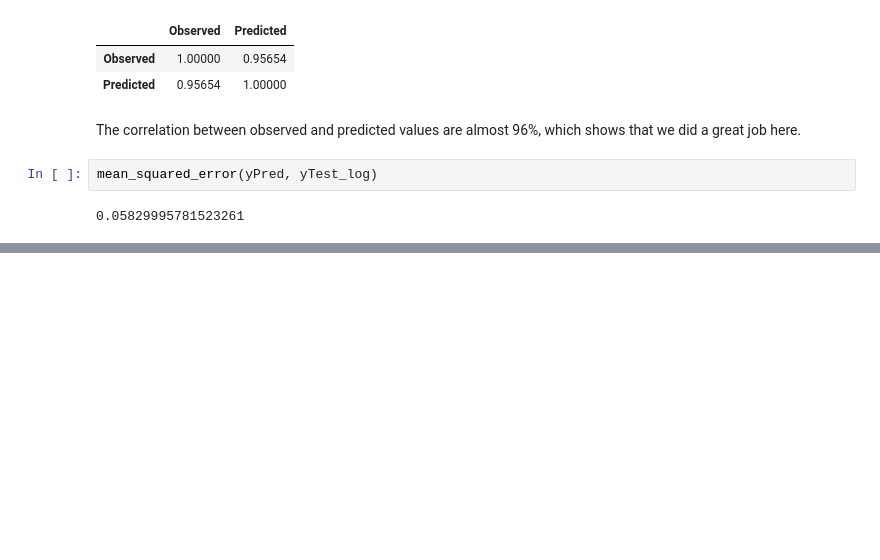
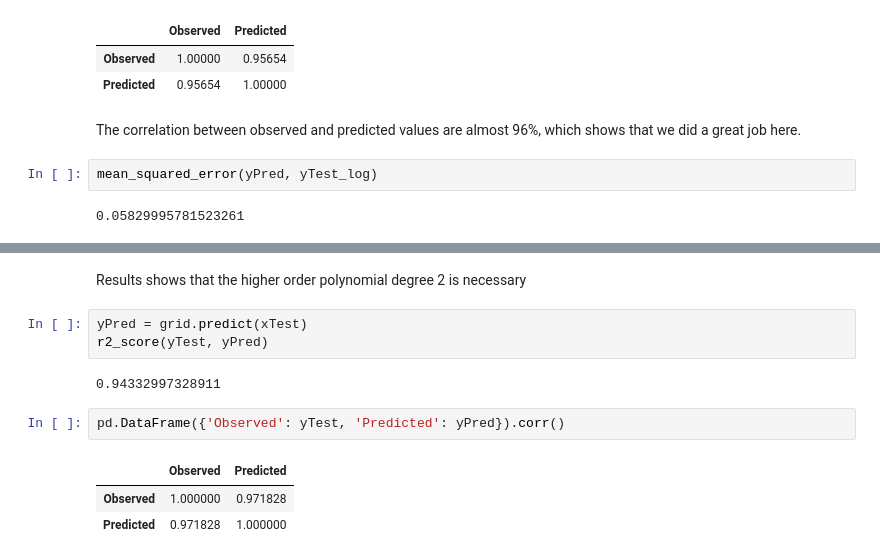
Before and after one commit to usama2298/Kaggle-Vehicle-Dataset-, a Jupyter notebook: Analysis.ipynb, the cells around one changed output, grey strips where cells are left out. Saved outputs shown, nothing was run; the diff lists cells and outputs as text; blank space fills up the shorter version.

```diff
--- a/Analysis.ipynb
+++ b/Analysis.ipynb
@@ -338,0 +365,13 @@ mean_squared_error(yPred, yTest_log)
+# %% [markdown]
+Results shows that the higher order polynomial degree 2 is necessary
+# %%
+yPred = grid.predict(xTest)
+r2_score(yTest, yPred)
+# %% [output]
+0.94332997328911
+# %%
+pd.DataFrame({'Observed': yTest, 'Predicted': yPred}).corr()
+# %% [output]
+|  | Observed | Predicted |
+| Observed | 1.000000 | 0.971828 |
+| Predicted | 0.971828 | 1.000000 |
```
Also changed, not shown: parts of 10 cells of this notebook, 1 other file.
